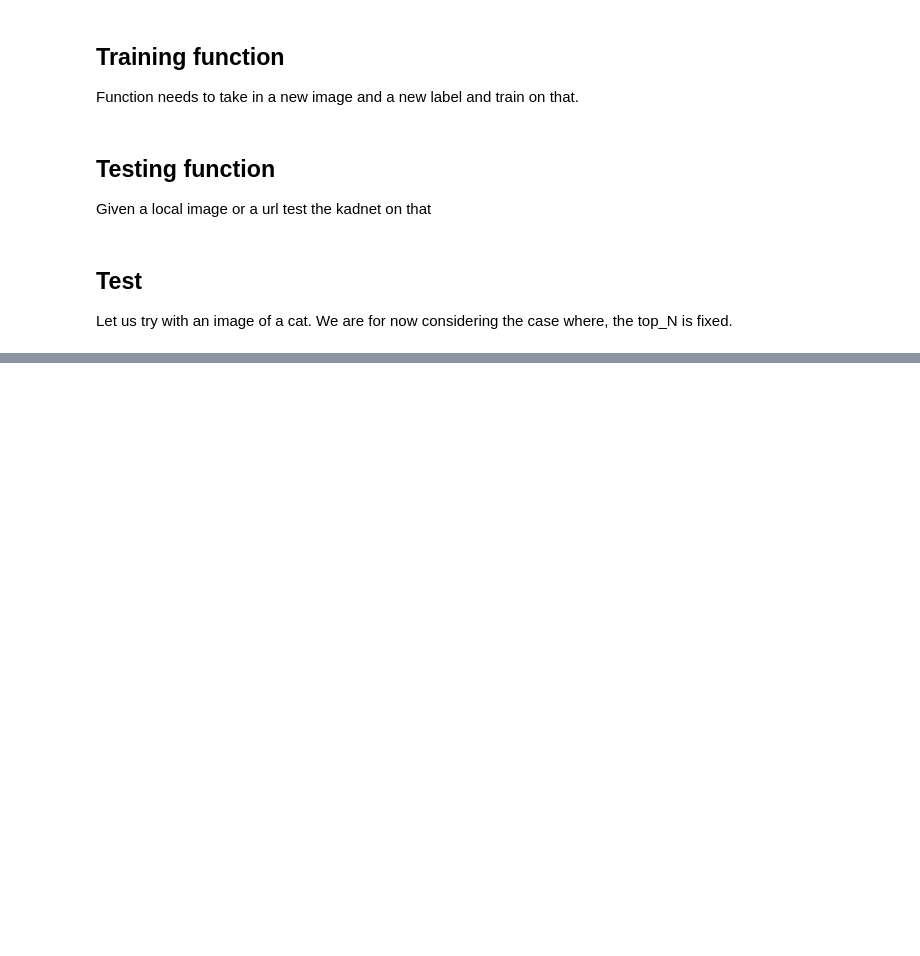
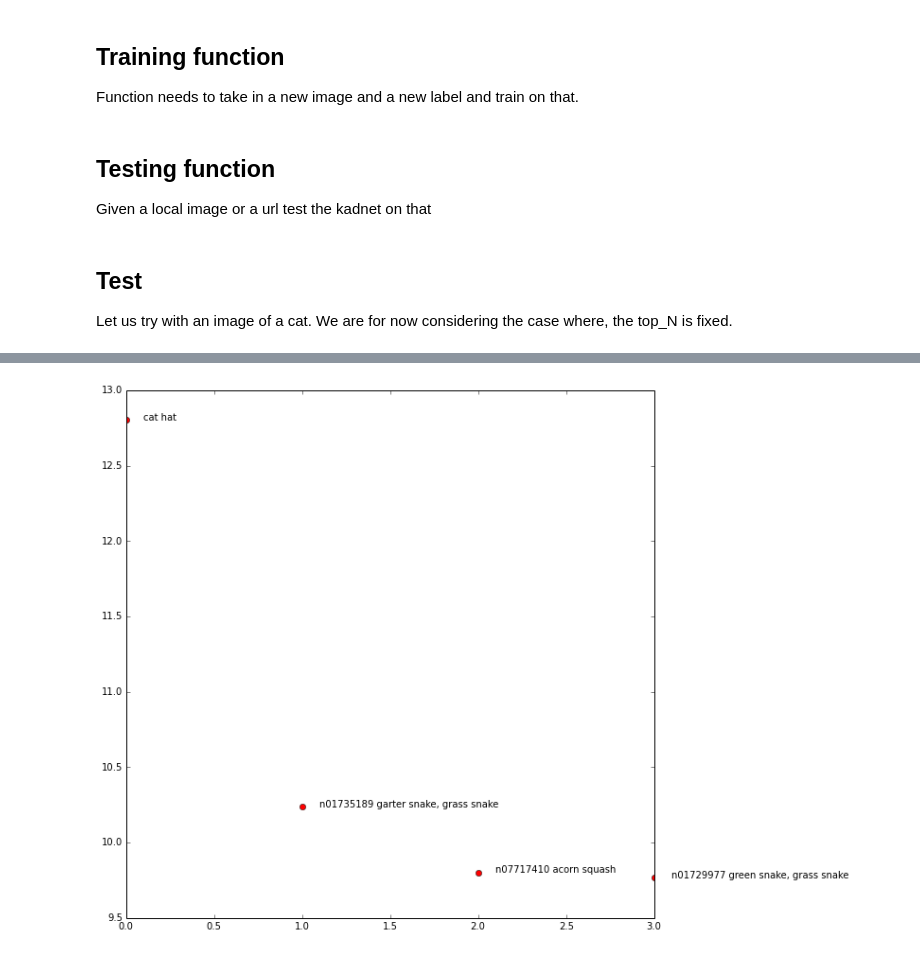
Before and after one commit to abhishekraok/promising-patterns, a Jupyter notebook: paintings/ipynb/KadNet.ipynb, the cells around one changed output, grey strips where cells are left out. Saved outputs shown, nothing was run; the diff lists cells and outputs as text; code cells hidden in the pictures; blank space fills up the shorter version.

```diff
--- a/paintings/ipynb/KadNet.ipynb
+++ b/paintings/ipynb/KadNet.ipynb
@@ -225,0 +230,6 @@ label exists
+# %%
+# checking on watermellon
+file_url = 'http://upload.wikimedia.org/wikipedia/commons/4/47/Taiwan_2009_Tainan_City_Organic_Farm_Watermelon_FRD_7962.jpg'
+test_url(file_url)
+# %% [output]
+[figure, added]
```
Also changed, not shown: parts of 7 cells of this notebook.
